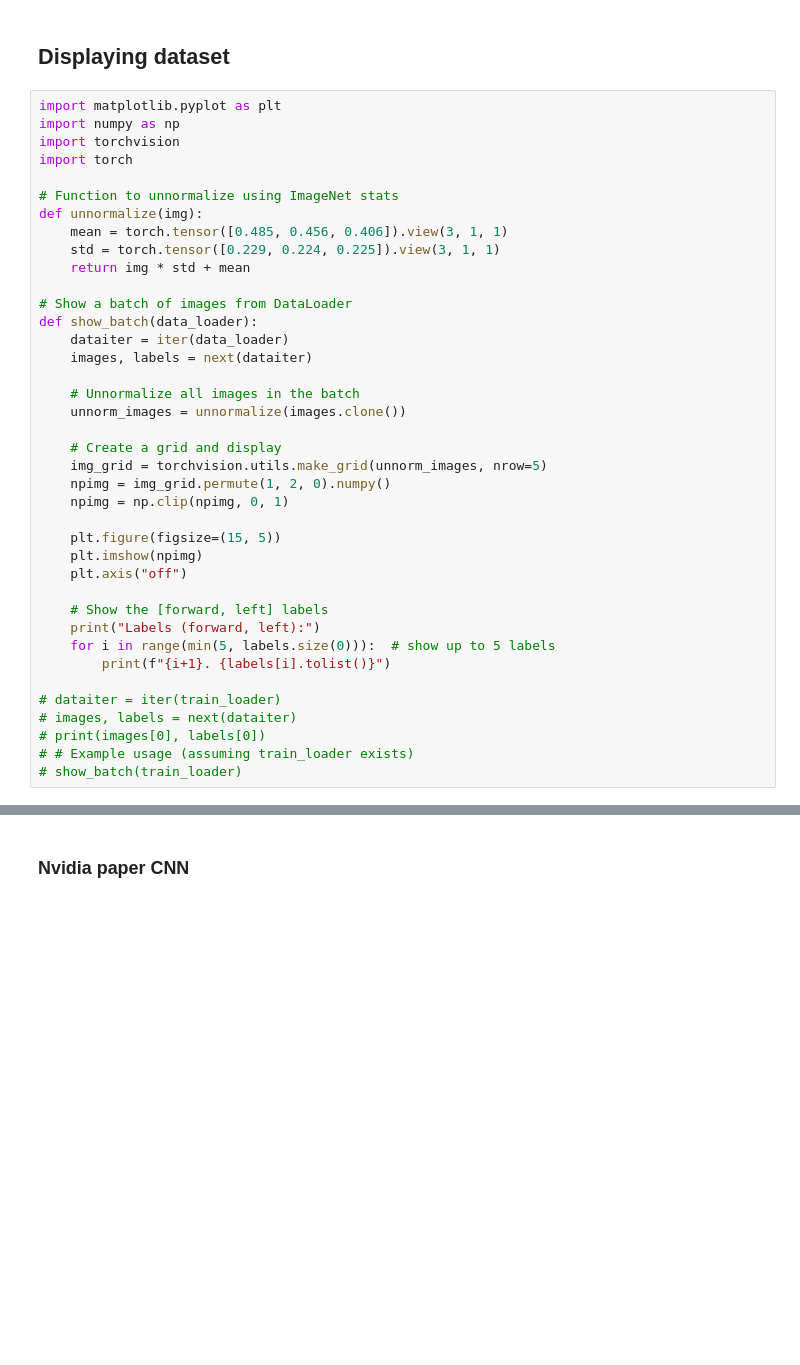
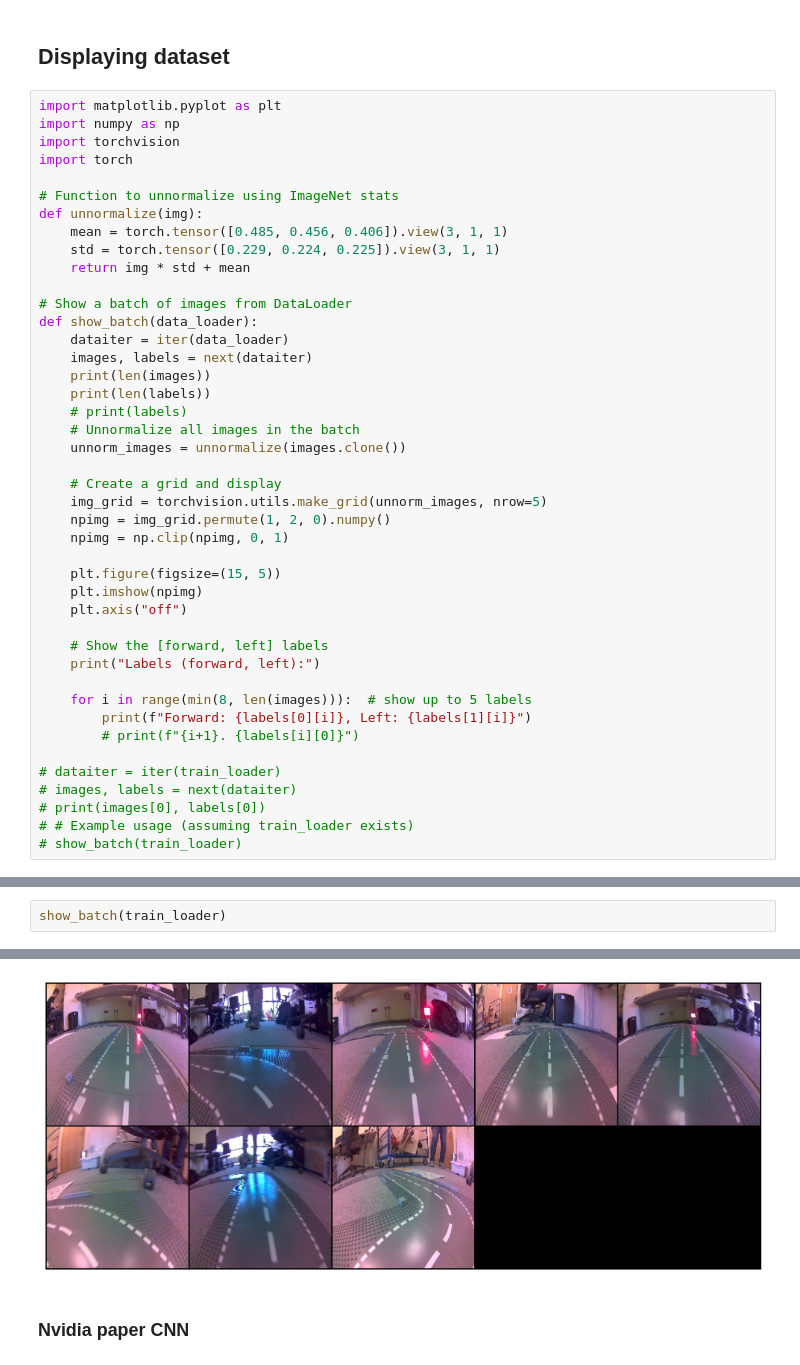
Before and after one commit to Bialkasss/JetBot_self-driving, a Jupyter notebook: jetbot.ipynb, the cells around one changed output, grey strips where cells are left out. Saved outputs shown, nothing was run; the diff lists cells and outputs as text; blank space fills up the shorter version.

```diff
--- a/jetbot.ipynb
+++ b/jetbot.ipynb
@@ -249,7 +278,9 @@ def unnormalize(img):
 def show_batch(data_loader):
     dataiter = iter(data_loader)
     images, labels = next(dataiter)
-
+    print(len(images))
+    print(len(labels))
+    # print(labels)
     # Unnormalize all images in the batch
     unnorm_images = unnormalize(images.clone())
 
@@ -264,8 +295,10 @@ def show_batch(data_loader):
 
     # Show the [forward, left] labels
     print("Labels (forward, left):")
-    for i in range(min(5, labels.size(0))):  # show up to 5 labels
-        print(f"{i+1}. {labels[i].tolist()}")
+
+    for i in range(min(8, len(images))):  # show up to 5 labels
+        print(f"Forward: {labels[0][i]}, Left: {labels[1][i]}")
+        # print(f"{i+1}. {labels[i][0]}")
 
 # dataiter = iter(train_loader)
 # images, labels = next(dataiter)
@@ -329,0 +331,3 @@ def show_batch(data_loader):
+# %%
+show_batch(train_loader)
+# %% [output]
@@ -330,3 +345,4 @@ def show_batch(data_loader):
+[figure, added]
 # %% [markdown]
 ###  Nvidia paper CNN
 # %%
```
Also changed, not shown: parts of 20 cells of this notebook, 9 other files.
